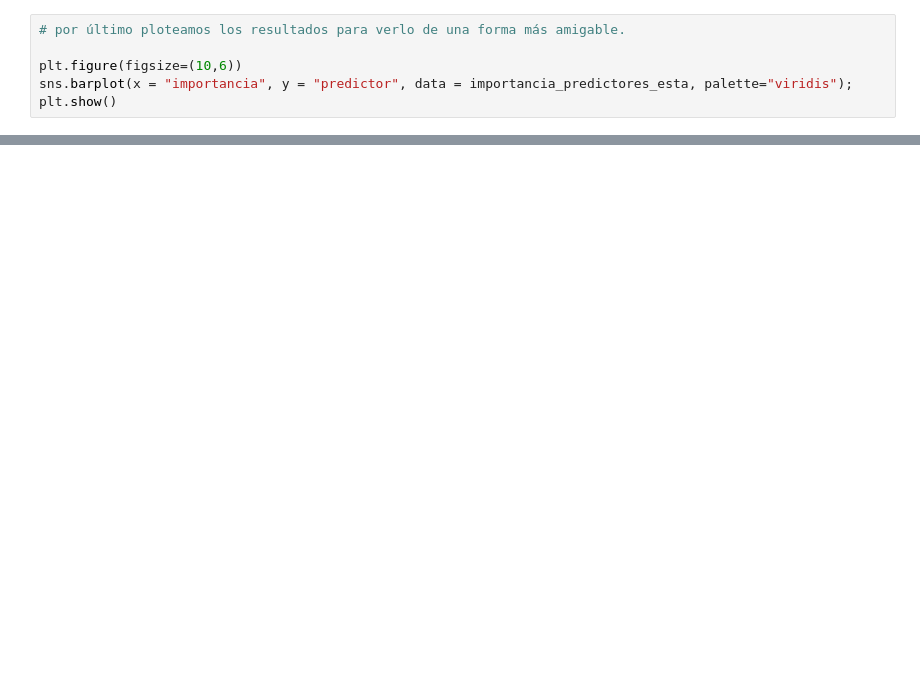
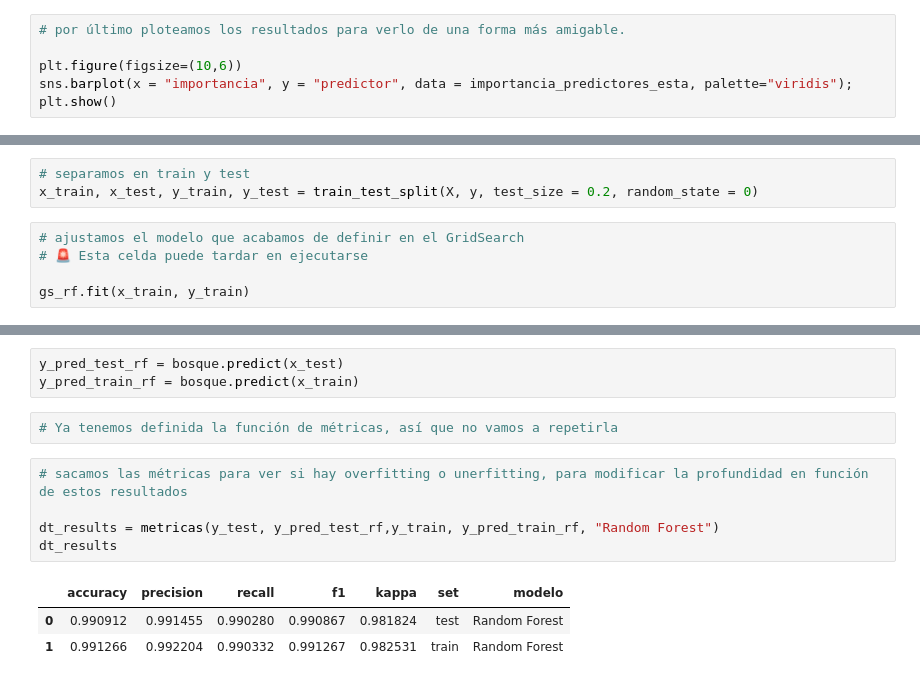
Before and after one commit to Adalab/-DA-promo-b-modulo-3-sprint-1-Maria-Ana, a Jupyter notebook: pair-programming-14-RLogística-DecisionTree/pair-programming-14-RLogísitca-DecisionTree.ipynb, the cells around one changed output, grey strips where cells are left out. Drawn from its saved outputs; the diff is of its cells as text; blank space fills up the shorter version.

```diff
--- a/pair-programming-14-RLogística-DecisionTree/pair-programming-14-RLogísitca-DecisionTree.ipynb
+++ b/pair-programming-14-RLogística-DecisionTree/pair-programming-14-RLogísitca-DecisionTree.ipynb
@@ -475,0 +317,8 @@ plt.show()
+# %%
+# separamos en train y test
+x_train, x_test, y_train, y_test = train_test_split(X, y, test_size = 0.2, random_state = 0)
+# %%
+# ajustamos el modelo que acabamos de definir en el GridSearch
+# 🚨 Esta celda puede tardar en ejecutarse
+
+gs_rf.fit(x_train, y_train)
@@ -475,0 +349,14 @@ plt.show()
+# %%
+y_pred_test_rf = bosque.predict(x_test)
+y_pred_train_rf = bosque.predict(x_train)
+# %%
+# Ya tenemos definida la función de métricas, así que no vamos a repetirla
+# %%
+# sacamos las métricas para ver si hay overfitting o unerfitting, para modificar la profundidad en función de estos resultados
+
+dt_results = metricas(y_test, y_pred_test_rf,y_train, y_pred_train_rf, "Random Forest")
+dt_results
+# %% [output]
+|  | accuracy | precision | recall | f1 | kappa | set | modelo |
+| 0 | 0.990912 | 0.991455 | 0.990280 | 0.990867 | 0.981824 | test | Random Forest |
+| 1 | 0.991266 | 0.992204 | 0.990332 | 0.991267 | 0.982531 | train | Random Forest |
```
Also changed, not shown: parts of 44 cells of this notebook, 1 other file.
